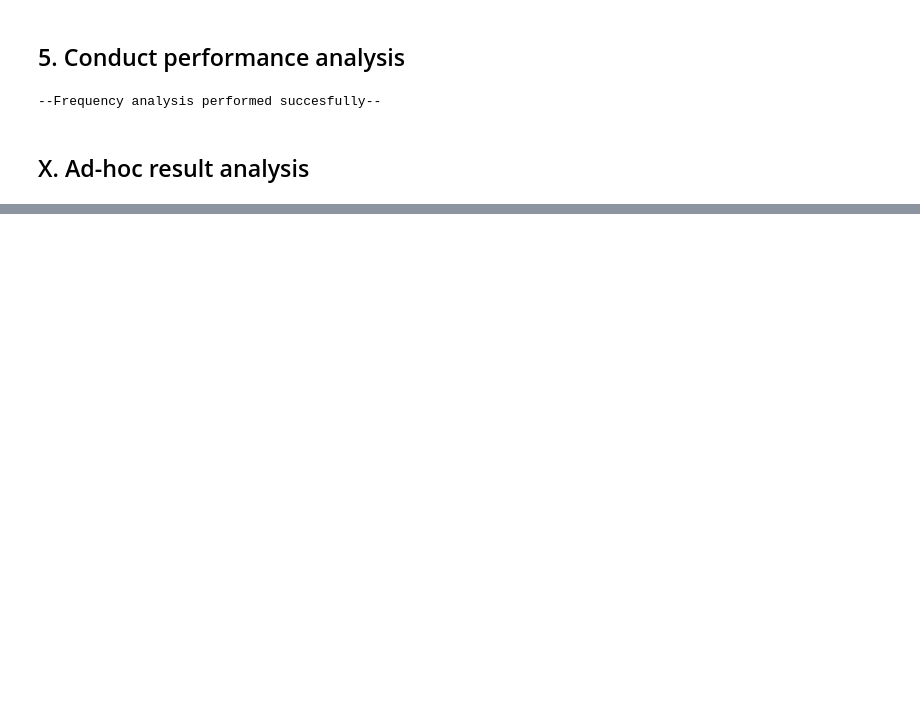
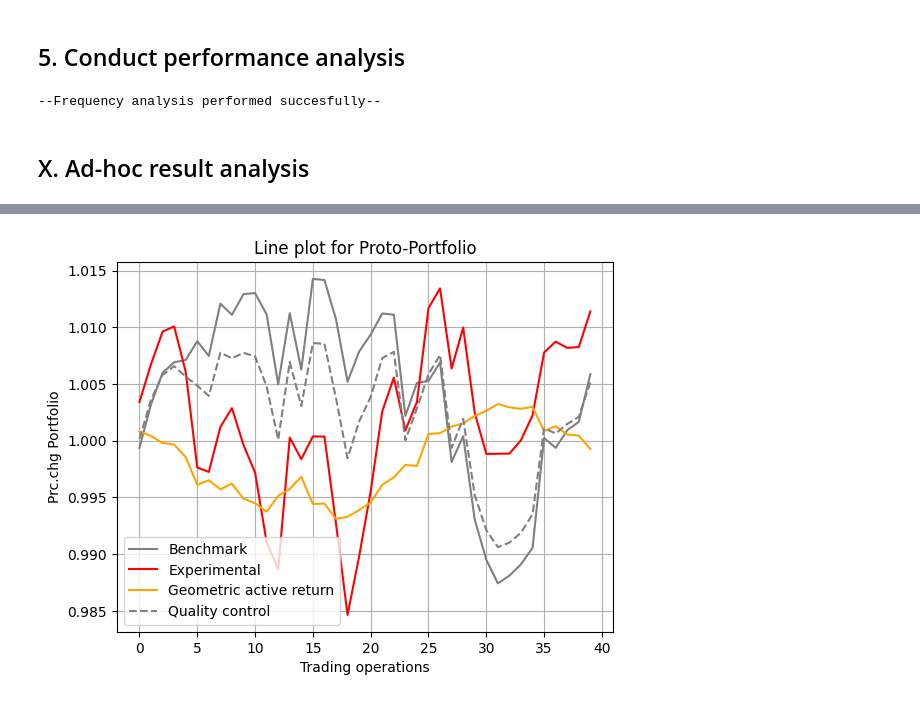
Before and after one commit to DataJakob/BBAN5000-Master-Thesis, a Jupyter notebook: src/testx2.ipynb, the cells around one changed output, grey strips where cells are left out. Cells and saved outputs as stored; diff of their text form; code cells hidden in the pictures; blank space fills up the shorter version.

Commit message:
new changes and couple of editions to visualizations

```diff
--- a/src/testx2.ipynb
+++ b/src/testx2.ipynb
@@ -90,7 +92,7 @@ benchmark.frequency_optimizing()
 <h2> 5. Conduct performance analysis </h2>
 # %%
 # Naive experimental portfolio
-ew = [np.repeat(1/4, 4) for i in range(10)]
+ew = [np.repeat(1/20, 20) for i in range(trading_n)]
 # Analysis
 analysis = MOGA(data.returns, benchmark.frequency_weights, ew)
 # Frequency analysis
@@ -107,10 +106,9 @@ array([0.11666528, 0.08756848, 0.13815291, 0.15614253, 0.13384691,
 # %%
 #Manual fixing weights
-bw = [benchmark.frequency_weights[i][0] for i in range(0,trading_n,1)]
-ew = [np.repeat(1/8,8) for i in range(8)]
+bw = [benchmark.frequency_weights[i][0] for i in range(trading_n)]
 
 # Manual fixing returns
-return_array =  [pd.Series(stock)+1 for sector in data.returns for stock in sector]
+return_array =  [pd.Series(stock) for sector in data.returns for stock in sector]
 return_df = pd.DataFrame(return_array)
 return_tdf = return_df.T
-ret = return_tdf[-trading_n:]
+ret = return_tdf[-trading_n:]+1
@@ -128,0 +126,10 @@ doublecheck = np.cumprod(part1*part2)
+# %%
+# Recollect effects from sector level to portfolio level
+port_all = analysis.allocation_effects.reshape(-1,num_sectors)
+port_all_prod = [np.prod(port_all[i]) for i in range(len(port_all))]
+
+port_sel = analysis.selection_effects.reshape(-1,num_sectors)
+port_sel_prod = [np.prod(port_sel[i]) for i in range(len(port_sel))]
+
+# Cumulative product of  active return, calcualted by effects
+total = np.cumprod([port_sel_prod[i]*port_all_prod[i] for i in range(trading_n)])
@@ -129,12 +139,16 @@ doublecheck = np.cumprod(part1*part2)
 # %%
-fig, ax = plt.subplots()
+fig1, ax = plt.subplots()
 ax.plot(bg, color="grey", label="Benchmark")
 ax.plot(eg, color="red", label="Experimental")
-ax.plot(np.linspace(0,trading_n,trading_n),doublecheck,
+ax.plot(total,
         color="orange", label= "Geometric active return")
-# ax.plot(doublecheck*bg, label="doublecheck")
+ax.plot(total*bg, color="grey", linestyle="--",label="Quality control")
 ax.set_xlabel("Trading operations")
 ax.set_ylabel("Prc.chg Portfolio")
 plt.title("Line plot for Proto-Portfolio")
+plt.grid()
 plt.legend()
-plt.close()
+plt.show()
+# plt.close()
+# %% [output]
+[figure, added]
```
Also changed, not shown: parts of 21 cells of this notebook, 1 other file.
